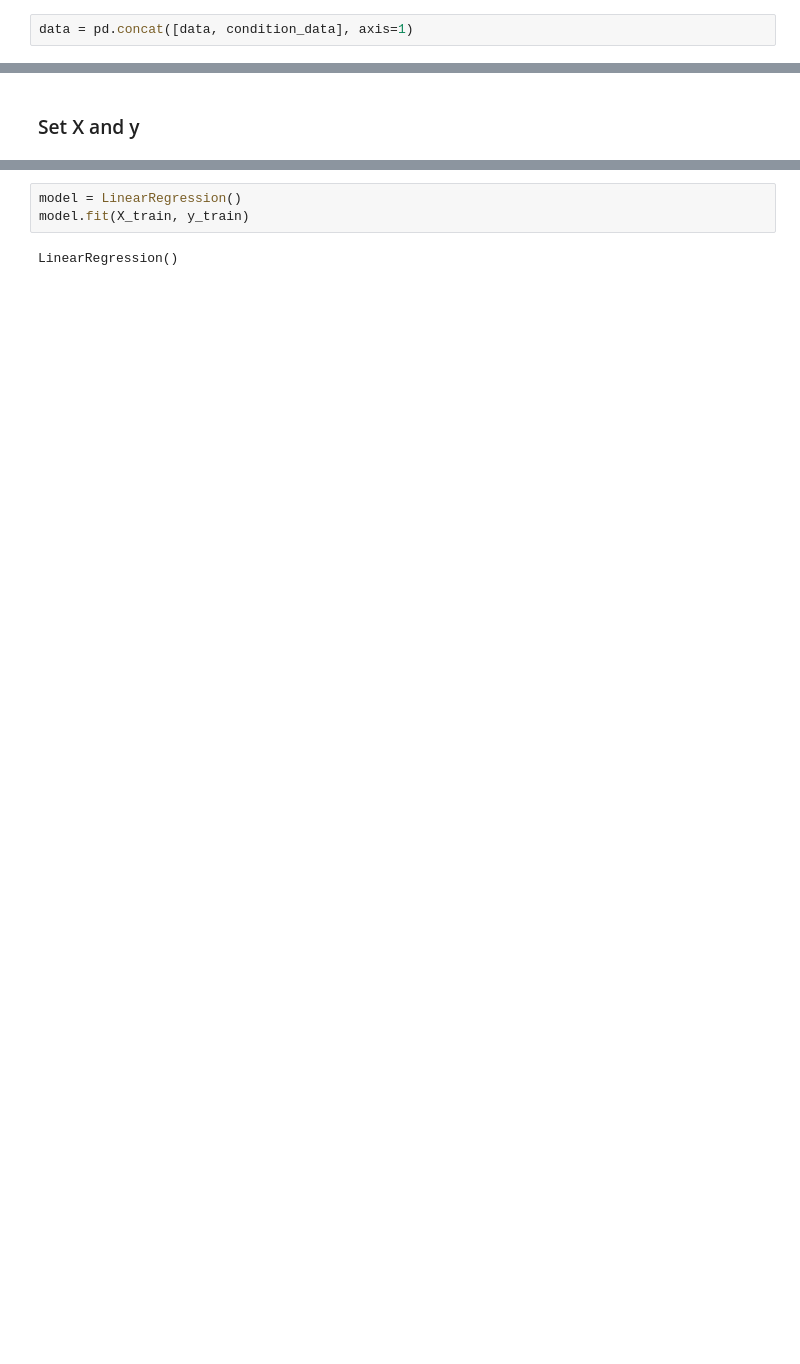
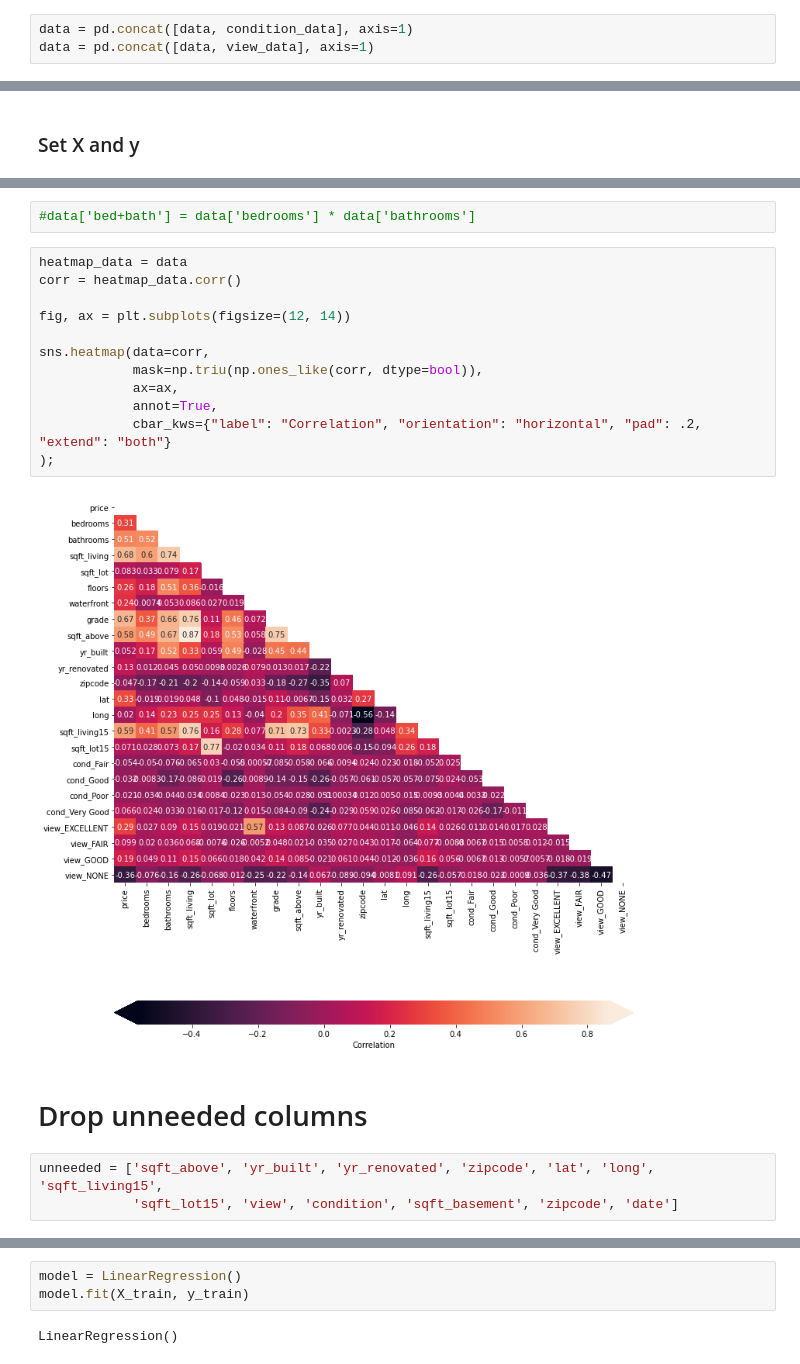
Before and after one commit to gzedwards/king-housing, a Jupyter notebook: index.ipynb, the cells around one changed output, grey strips where cells are left out. Drawn from its saved outputs; the diff is of its cells as text; blank space fills up the shorter version.

```diff
--- a/index.ipynb
+++ b/index.ipynb
@@ -316,6 +290,7 @@ for xcol, ax in zip(['floors', 'grade', 'waterfront'], axes):
 ## Join DataFrames
 # %%
 data = pd.concat([data, condition_data], axis=1)
+data = pd.concat([data, view_data], axis=1)
 # %%
 data
 # %% [output]
@@ -378,0 +319,21 @@ sns.heatmap(data=corr,
+# %%
+#data['bed+bath'] = data['bedrooms'] * data['bathrooms']
+# %%
+heatmap_data = data
+corr = heatmap_data.corr()
+
+fig, ax = plt.subplots(figsize=(12, 14))
+
+sns.heatmap(data=corr,
+            mask=np.triu(np.ones_like(corr, dtype=bool)),
+            ax=ax,
+            annot=True,
+            cbar_kws={"label": "Correlation", "orientation": "horizontal", "pad": .2, "extend": "both"}
+);
+# %% [output]
+[figure, added]
+# %% [markdown]
+# Drop unneeded columns
+# %%
+unneeded = ['sqft_above', 'yr_built', 'yr_renovated', 'zipcode', 'lat', 'long', 'sqft_living15',
+            'sqft_lot15', 'view', 'condition', 'sqft_basement', 'zipcode', 'date']
```
Also changed, not shown: parts of 143 cells of this notebook.
